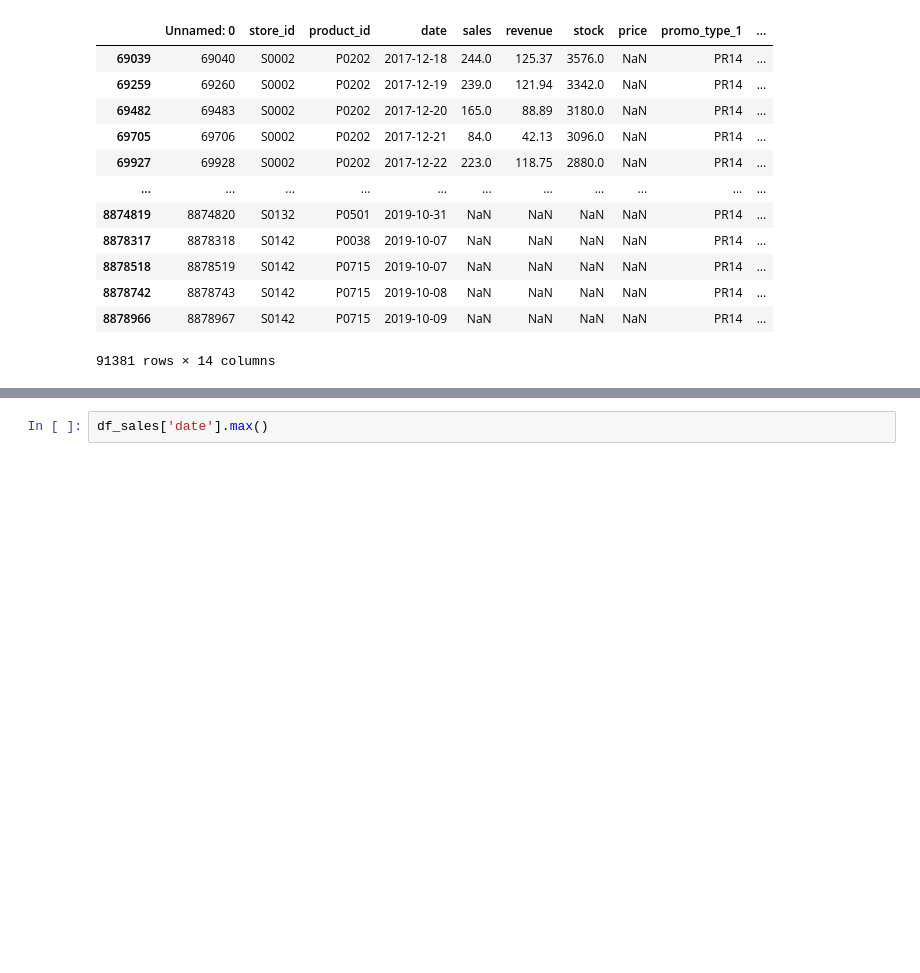
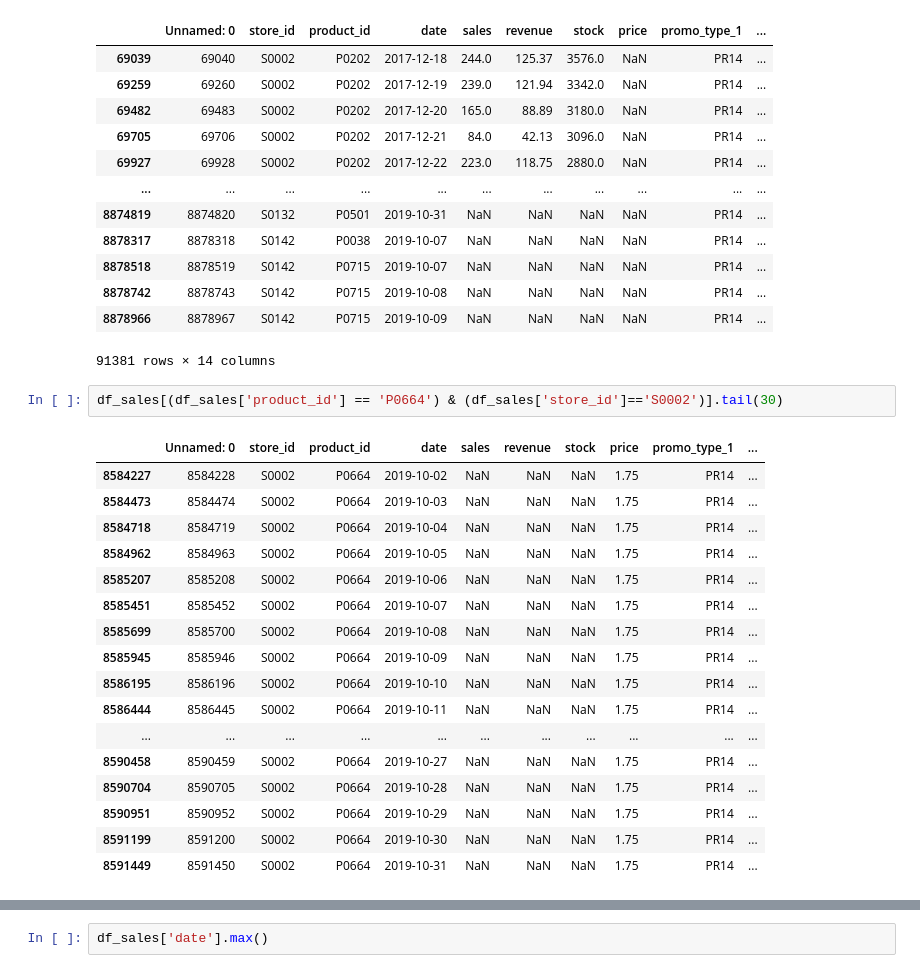
Before and after one commit to yurimfreitas/ProjectII, a Jupyter notebook: 2-DataUnderstanding.ipynb, the cells around one changed output, grey strips where cells are left out. Cells and saved outputs as stored; diff of their text form; blank space fills up the shorter version.

```diff
--- a/2-DataUnderstanding.ipynb
+++ b/2-DataUnderstanding.ipynb
@@ -139,3 +139,23 @@ df_sales[(df_sales['price'].isna()) | (df_sales['price'] == '')]
 | 8878742 | 8878743 | S0142 | P0715 | 2019-10-08 | NaN | NaN | NaN | NaN | PR14 | ... |
 | 8878966 | 8878967 | S0142 | P0715 | 2019-10-09 | NaN | NaN | NaN | NaN | PR14 | ... |
 91381 rows × 14 columns
+# %%
+df_sales[(df_sales['product_id'] == 'P0664') & (df_sales['store_id']=='S0002')].tail(30)
+# %% [output]
+|  | Unnamed: 0 | store_id | product_id | date | sales | revenue | stock | price | promo_type_1 | ... |
+| 8584227 | 8584228 | S0002 | P0664 | 2019-10-02 | NaN | NaN | NaN | 1.75 | PR14 | ... |
+| 8584473 | 8584474 | S0002 | P0664 | 2019-10-03 | NaN | NaN | NaN | 1.75 | PR14 | ... |
+| 8584718 | 8584719 | S0002 | P0664 | 2019-10-04 | NaN | NaN | NaN | 1.75 | PR14 | ... |
+| 8584962 | 8584963 | S0002 | P0664 | 2019-10-05 | NaN | NaN | NaN | 1.75 | PR14 | ... |
+| 8585207 | 8585208 | S0002 | P0664 | 2019-10-06 | NaN | NaN | NaN | 1.75 | PR14 | ... |
+| 8585451 | 8585452 | S0002 | P0664 | 2019-10-07 | NaN | NaN | NaN | 1.75 | PR14 | ... |
+| 8585699 | 8585700 | S0002 | P0664 | 2019-10-08 | NaN | NaN | NaN | 1.75 | PR14 | ... |
+| 8585945 | 8585946 | S0002 | P0664 | 2019-10-09 | NaN | NaN | NaN | 1.75 | PR14 | ... |
+| 8586195 | 8586196 | S0002 | P0664 | 2019-10-10 | NaN | NaN | NaN | 1.75 | PR14 | ... |
+| 8586444 | 8586445 | S0002 | P0664 | 2019-10-11 | NaN | NaN | NaN | 1.75 | PR14 | ... |
+| ... | ... | ... | ... | ... | ... | ... | ... | ... | ... | ... |
+| 8590458 | 8590459 | S0002 | P0664 | 2019-10-27 | NaN | NaN | NaN | 1.75 | PR14 | ... |
+| 8590704 | 8590705 | S0002 | P0664 | 2019-10-28 | NaN | NaN | NaN | 1.75 | PR14 | ... |
+| 8590951 | 8590952 | S0002 | P0664 | 2019-10-29 | NaN | NaN | NaN | 1.75 | PR14 | ... |
+| 8591199 | 8591200 | S0002 | P0664 | 2019-10-30 | NaN | NaN | NaN | 1.75 | PR14 | ... |
+| 8591449 | 8591450 | S0002 | P0664 | 2019-10-31 | NaN | NaN | NaN | 1.75 | PR14 | ... |
```
Also changed, not shown: parts of 2 cells of this notebook, 4 other files.
